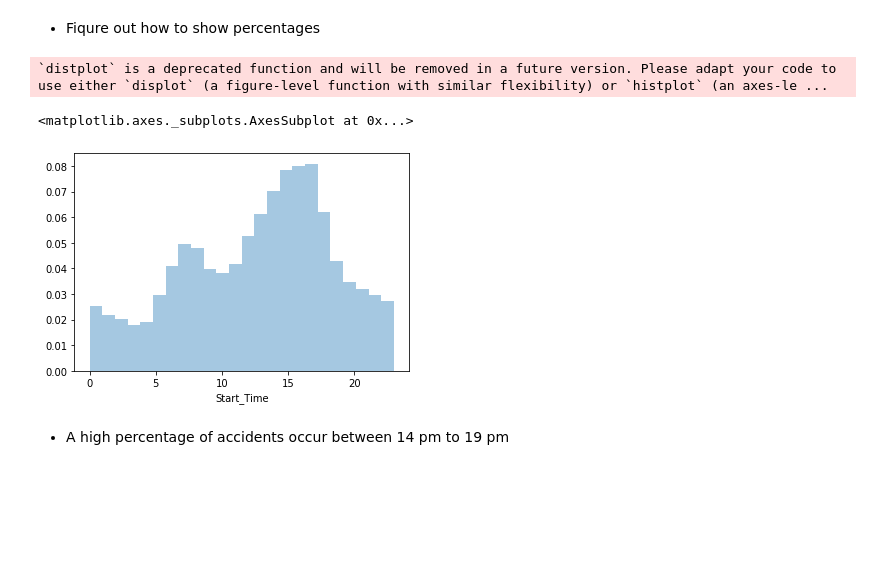
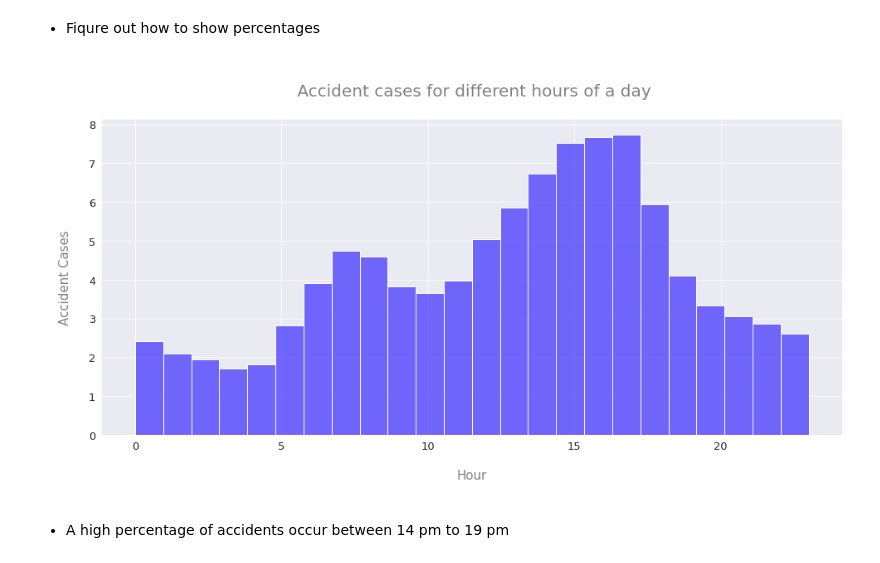
Before and after one commit to matthewmachnowski/us-accidents-analysis, a Jupyter notebook: us_accidents_analysis.ipynb, the cells around one changed output. Cells and saved outputs as stored; diff of their text form; code cells hidden in the pictures; blank space fills up the shorter version.

```diff
--- a/us_accidents_analysis.ipynb
+++ b/us_accidents_analysis.ipynb
@@ -243,11 +229,16 @@ df.Start_Time[0]
 df.Start_Time = pd.to_datetime(df.Start_Time)
 # %% [markdown]
 - Fiqure out how to show percentages
-# %%
-sns.distplot(df.Start_Time.dt.hour, bins=24, kde=False, norm_hist=True)
-# %% [output]
-`distplot` is a deprecated function and will be removed in a future version. Please adapt your code to use either `displot` (a figure-level function with similar flexibility) or `histplot` (an axes-le ...
-<matplotlib.axes._subplots.AxesSubplot at 0x...>
-[figure, removed]
+# %%
+plt.figure(figsize=(16,7))
+plt.title('\n Accident cases for different hours of a day\n', size=20, color='grey')
+plt.xlabel('\nHour\n', fontsize=15, color='gray')
+plt.ylabel('\nAccident Cases\n', fontsize=15, color='gray')
+plt.xticks(fontsize=13)
+plt.yticks(fontsize=13)
+sns.histplot(df.Start_Time.dt.hour, bins=24, stat="percent", color='#4638ff')
+plt.show()
+# %% [output]
+[figure, added]
 # %% [markdown]
 - A high percentage of accidents occur between 14 pm to 19 pm
```
Also changed, not shown: parts of 62 cells of this notebook.
